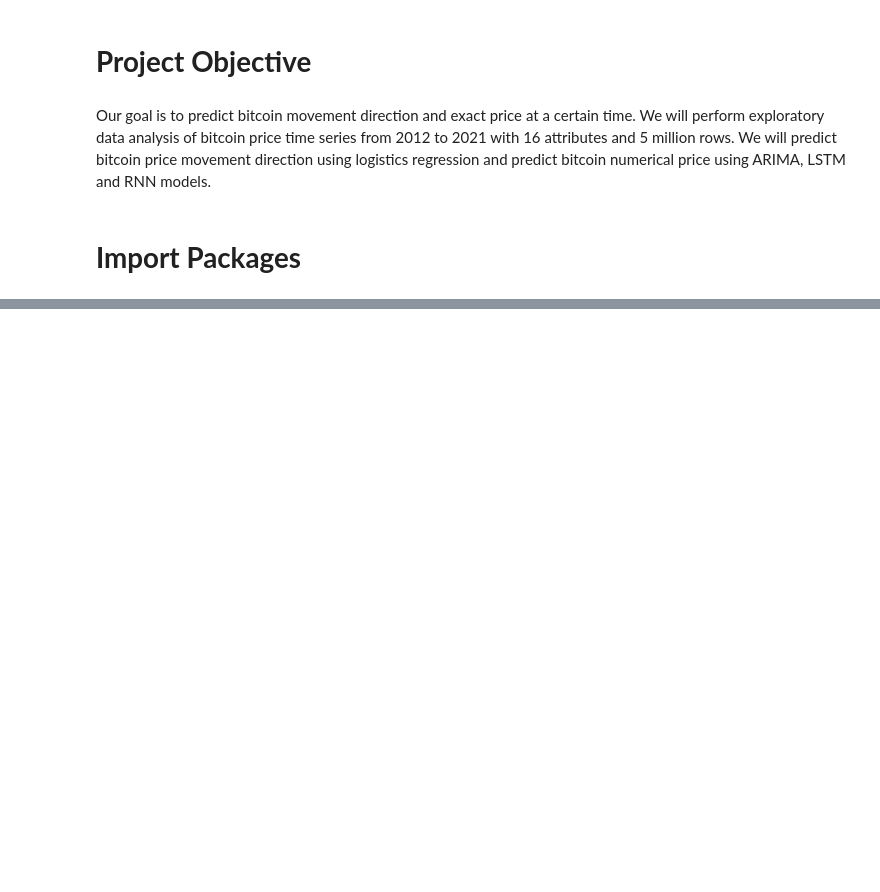
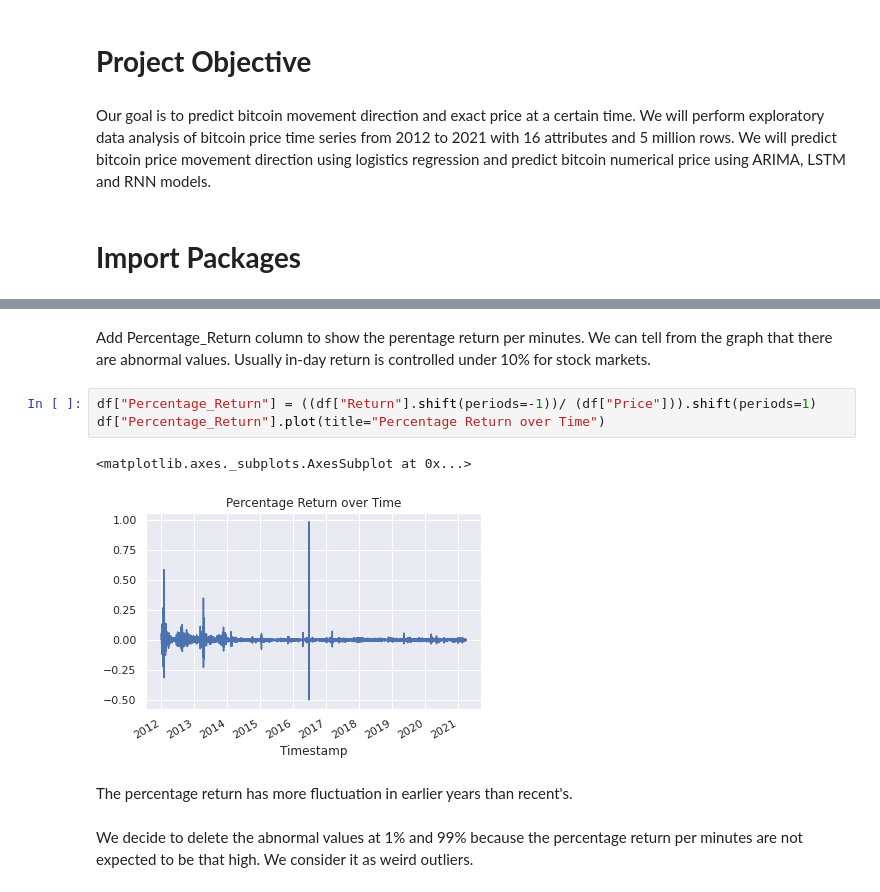
Before and after one commit to zhouchun0105/BA780-project, a Jupyter notebook: SUBMIT_Bitcoin_Price_and_Movement_Prediction.ipynb, the cells around one changed output, grey strips where cells are left out. Saved outputs shown, nothing was run; the diff lists cells and outputs as text; blank space fills up the shorter version.

```diff
--- a/SUBMIT_Bitcoin_Price_and_Movement_Prediction.ipynb
+++ b/SUBMIT_Bitcoin_Price_and_Movement_Prediction.ipynb
@@ -67,0 +196,12 @@ from sklearn.preprocessing import MinMaxScaler
+# %% [markdown]
+Add Percentage_Return column to show the perentage return per minutes. We can tell from the graph that there are abnormal values. Usually in-day return is controlled under 10% for stock markets.
+# %%
+df["Percentage_Return"] = ((df["Return"].shift(periods=-1))/ (df["Price"])).shift(periods=1)
+df["Percentage_Return"].plot(title="Percentage Return over Time")
+# %% [output]
+<matplotlib.axes._subplots.AxesSubplot at 0x...>
+[figure, added]
+# %% [markdown]
+The percentage return has more fluctuation in earlier years than recent's.
+# %% [markdown]
+We decide to delete the abnormal values at 1% and 99% because the percentage return per minutes are not expected to be that high. We consider it as weird outliers.
```
Also changed, not shown: parts of 66 cells of this notebook.
